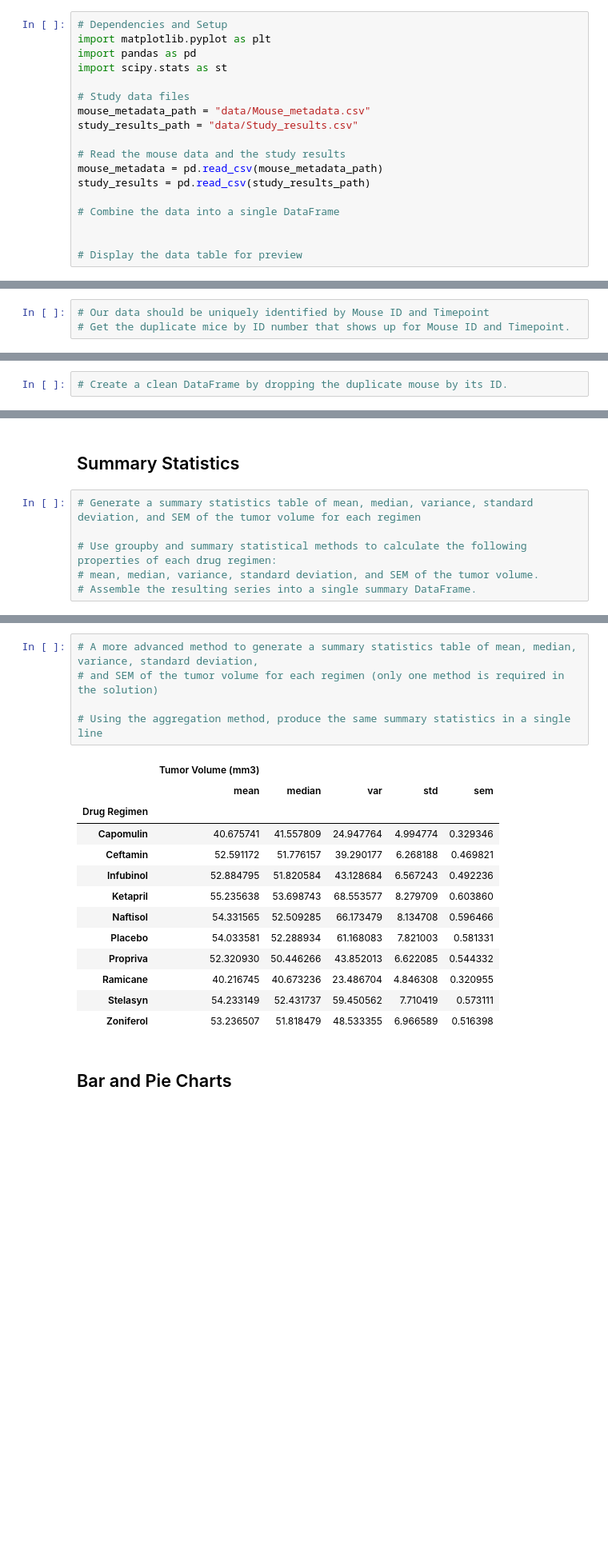
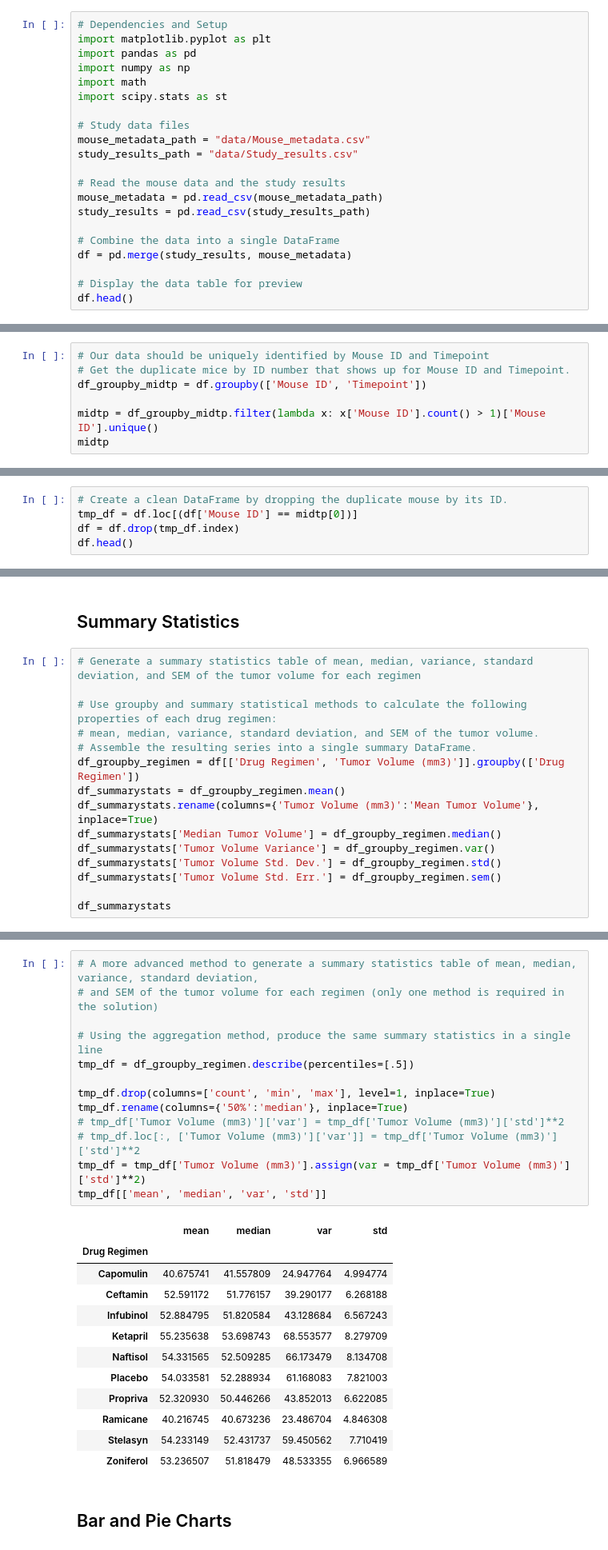
Before and after one commit to robb-mm/matplotlib-challenge, a Jupyter notebook: pymaceuticals.ipynb, the cells around one changed output, grey strips where cells are left out. Shown at 80% size. Saved outputs shown, nothing was run; the diff lists cells and outputs as text; blank space fills up the shorter version.

```diff
--- a/pymaceuticals.ipynb
+++ b/pymaceuticals.ipynb
@@ -9,6 +12,8 @@
 # Dependencies and Setup
 import matplotlib.pyplot as plt
 import pandas as pd
+import numpy as np
+import math
 import scipy.stats as st
 
 # Study data files
@@ -20,9 +25,10 @@ mouse_metadata = pd.read_csv(mouse_metadata_path)
 study_results = pd.read_csv(study_results_path)
 
 # Combine the data into a single DataFrame
-
+df = pd.merge(study_results, mouse_metadata)
 
 # Display the data table for preview
+df.head()
 # %% [output]
 |  | Mouse ID | Timepoint | Tumor Volume (mm3) | Metastatic Sites | Drug Regimen | Sex | Age_months | ... |
 | 0 | b128 | 0 | 45.0 | 0 | Capomulin | Female | 9 | ... |
@@ -37,6 +44,10 @@ study_results = pd.read_csv(study_results_path)
 # %%
 # Our data should be uniquely identified by Mouse ID and Timepoint
 # Get the duplicate mice by ID number that shows up for Mouse ID and Timepoint.
+df_groupby_midtp = df.groupby(['Mouse ID', 'Timepoint'])
+
+midtp = df_groupby_midtp.filter(lambda x: x['Mouse ID'].count() > 1)['Mouse ID'].unique()
+midtp
 # %% [output]
 array(['g989'], dtype=object)
 # %%
@@ -58,6 +70,9 @@ array(['g989'], dtype=object)
 | 1592 | g989 | 35 | 62.570880 | 2 | Propriva | Female | 21 | ... |
 # %%
 # Create a clean DataFrame by dropping the duplicate mouse by its ID.
+tmp_df = df.loc[(df['Mouse ID'] == midtp[0])]
+df = df.drop(tmp_df.index)
+df.head()
 # %% [output]
 |  | Mouse ID | Timepoint | Tumor Volume (mm3) | Metastatic Sites | Drug Regimen | Sex | Age_months | ... |
 | 0 | b128 | 0 | 45.0 | 0 | Capomulin | Female | 9 | ... |
@@ -77,6 +93,15 @@ array(['g989'], dtype=object)
 # Use groupby and summary statistical methods to calculate the following properties of each drug regimen:
 # mean, median, variance, standard deviation, and SEM of the tumor volume.
 # Assemble the resulting series into a single summary DataFrame.
+df_groupby_regimen = df[['Drug Regimen', 'Tumor Volume (mm3)']].groupby(['Drug Regimen'])
+df_summarystats = df_groupby_regimen.mean()
+df_summarystats.rename(columns={'Tumor Volume (mm3)':'Mean Tumor Volume'}, inplace=True)
+df_summarystats['Median Tumor Volume'] = df_groupby_regimen.median()
+df_summarystats['Tumor Volume Variance'] = df_groupby_regimen.var()
+df_summarystats['Tumor Volume Std. Dev.'] = df_groupby_regimen.std()
+df_summarystats['Tumor Volume Std. Err.'] = df_groupby_regimen.sem()
+
+df_summarystats
 # %% [output]
 |  | Mean Tumor Volume | Median Tumor Volume | Tumor Volume Variance | Tumor Volume Std. Dev. | ... |
 | Drug Regimen |  |  |  |  | ... |
@@ -93,21 +118,28 @@ array(['g989'], dtype=object)
 # %%
 # A more advanced method to generate a summary statistics table of mean, median, variance, standard deviation,
 # and SEM of the tumor volume for each regimen (only one method is required in the solution)
 
 # Using the aggregation method, produce the same summary statistics in a single line
+tmp_df = df_groupby_regimen.describe(percentiles=[.5])
+
+tmp_df.drop(columns=['count', 'min', 'max'], level=1, inplace=True)
+tmp_df.rename(columns={'50%':'median'}, inplace=True)
+# tmp_df['Tumor Volume (mm3)']['var'] = tmp_df['Tumor Volume (mm3)']['std']**2
+# tmp_df.loc[:, ['Tumor Volume (mm3)']['var']] = tmp_df['Tumor Volume (mm3)']['std']**2
+tmp_df = tmp_df['Tumor Volume (mm3)'].assign(var = tmp_df['Tumor Volume (mm3)']['std']**2)
+tmp_df[['mean', 'median', 'var', 'std']]
 # %% [output]
-|  | Tumor Volume (mm3) |  |  |  |  |
-|  | mean | median | var | std | sem |
-| Drug Regimen |  |  |  |  |  |
-| Capomulin | 40.675741 | 41.557809 | 24.947764 | 4.994774 | 0.329346 |
-| Ceftamin | 52.591172 | 51.776157 | 39.290177 | 6.268188 | 0.469821 |
-| Infubinol | 52.884795 | 51.820584 | 43.128684 | 6.567243 | 0.492236 |
-| Ketapril | 55.235638 | 53.698743 | 68.553577 | 8.279709 | 0.603860 |
-| Naftisol | 54.331565 | 52.509285 | 66.173479 | 8.134708 | 0.596466 |
-| Placebo | 54.033581 | 52.288934 | 61.168083 | 7.821003 | 0.581331 |
-| Propriva | 52.320930 | 50.446266 | 43.852013 | 6.622085 | 0.544332 |
-| Ramicane | 40.216745 | 40.673236 | 23.486704 | 4.846308 | 0.320955 |
-| Stelasyn | 54.233149 | 52.431737 | 59.450562 | 7.710419 | 0.573111 |
-| Zoniferol | 53.236507 | 51.818479 | 48.533355 | 6.966589 | 0.516398 |
+|  | mean | median | var | std |
+| Drug Regimen |  |  |  |  |
+| Capomulin | 40.675741 | 41.557809 | 24.947764 | 4.994774 |
+| Ceftamin | 52.591172 | 51.776157 | 39.290177 | 6.268188 |
+| Infubinol | 52.884795 | 51.820584 | 43.128684 | 6.567243 |
+| Ketapril | 55.235638 | 53.698743 | 68.553577 | 8.279709 |
+| Naftisol | 54.331565 | 52.509285 | 66.173479 | 8.134708 |
+| Placebo | 54.033581 | 52.288934 | 61.168083 | 7.821003 |
+| Propriva | 52.320930 | 50.446266 | 43.852013 | 6.622085 |
+| Ramicane | 40.216745 | 40.673236 | 23.486704 | 4.846308 |
+| Stelasyn | 54.233149 | 52.431737 | 59.450562 | 7.710419 |
+| Zoniferol | 53.236507 | 51.818479 | 48.533355 | 6.966589 |
 # %% [markdown]
 ## Bar and Pie Charts
```
Also changed, not shown: parts of 22 cells of this notebook.
